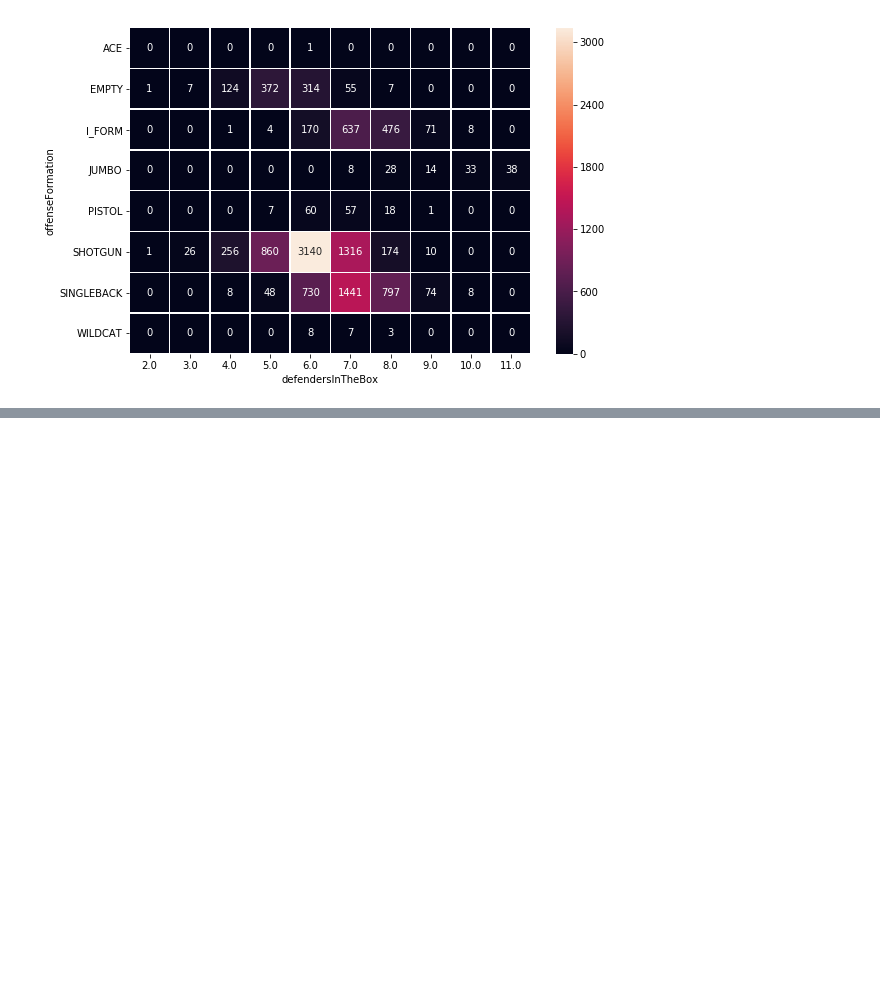
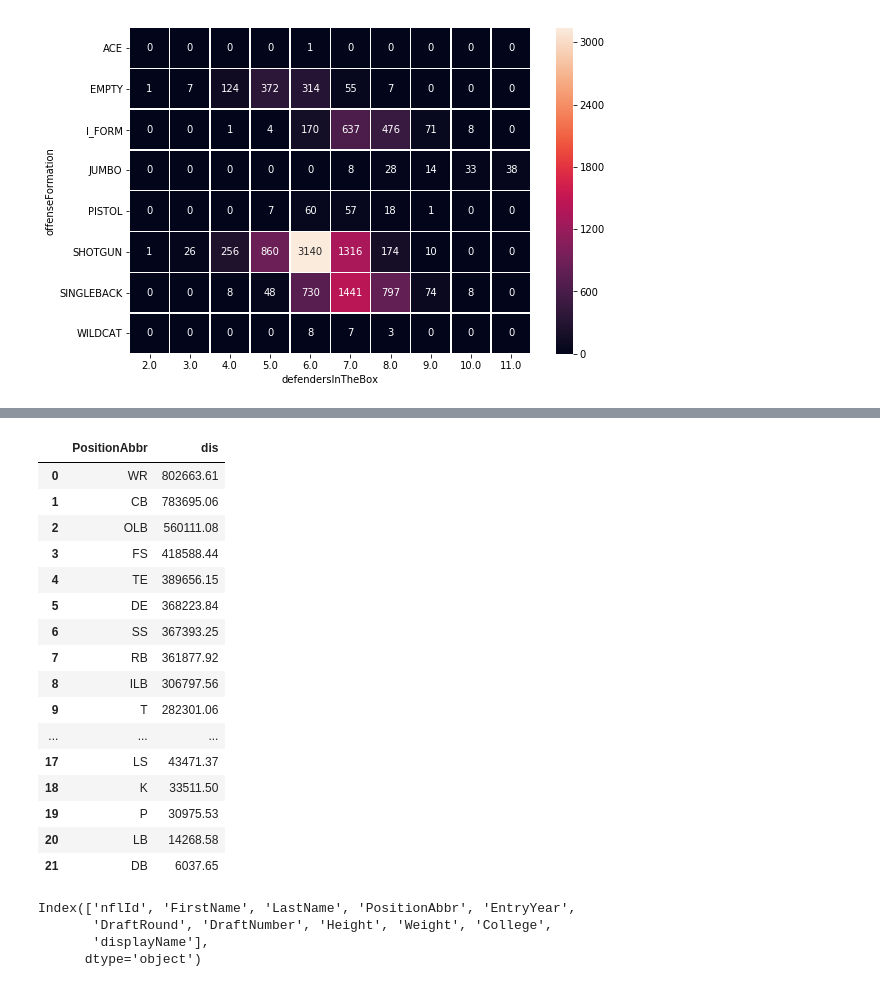
Before and after one commit to donw385/Big-Data-Bowl, a Jupyter notebook: Don_Wang_NFL_Data_Analysis.ipynb, the cells around one changed output, grey strips where cells are left out. Saved outputs shown, nothing was run; the diff lists cells and outputs as text; code cells hidden in the pictures; blank space fills up the shorter version.

```diff
--- a/Don_Wang_NFL_Data_Analysis.ipynb
+++ b/Don_Wang_NFL_Data_Analysis.ipynb
@@ -1290,3 +1311,33 @@ merged_tracking_total
+# %%
+merged_tracking_total_position = pd.merge(merged_tracking_total, players[['nflId','displayName','PositionAbbr']])
+merged_tracking_total_position= merged_tracking_total_position.groupby('PositionAbbr').aggregate(np.sum).sort_values(by=['dis'], ascending=False)
+merged_tracking_total_position = merged_tracking_total_position.reset_index()
+merged_tracking_total_position
+# %% [output]
+|  | PositionAbbr | dis |
+| 0 | WR | 802663.61 |
+| 1 | CB | 783695.06 |
+| 2 | OLB | 560111.08 |
+| 3 | FS | 418588.44 |
+| 4 | TE | 389656.15 |
+| 5 | DE | 368223.84 |
+| 6 | SS | 367393.25 |
+| 7 | RB | 361877.92 |
+| 8 | ILB | 306797.56 |
+| 9 | T | 282301.06 |
+| ... | ... | ... |
+| 17 | LS | 43471.37 |
+| 18 | K | 33511.50 |
+| 19 | P | 30975.53 |
+| 20 | LB | 14268.58 |
+| 21 | DB | 6037.65 |
+# %%
+players.columns
+# %% [output]
+Index(['nflId', 'FirstName', 'LastName', 'PositionAbbr', 'EntryYear',
+       'DraftRound', 'DraftNumber', 'Height', 'Weight', 'College',
+       'displayName'],
+      dtype='object')
 # %%
 
 
```
Also changed, not shown: parts of 5 cells of this notebook.
